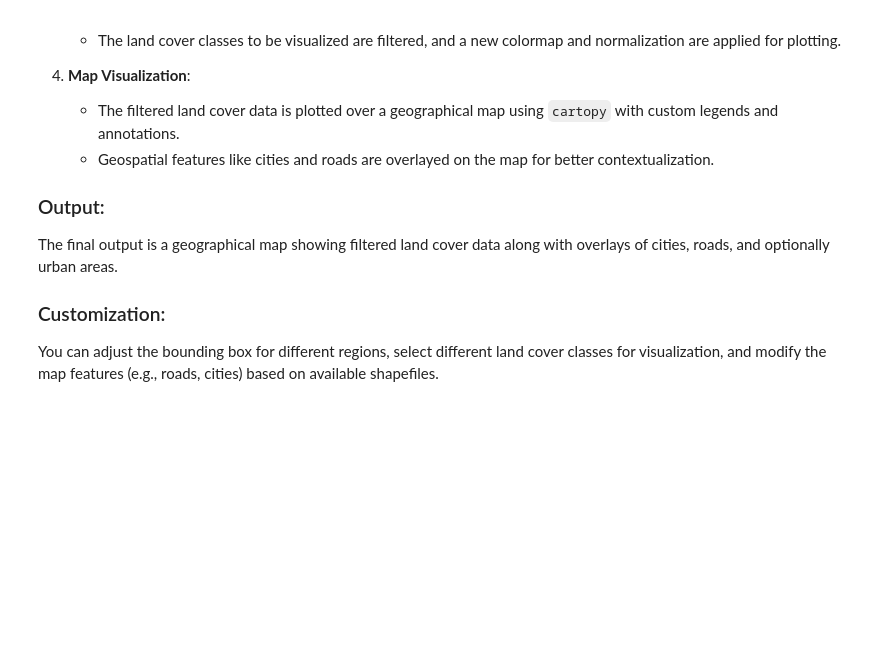
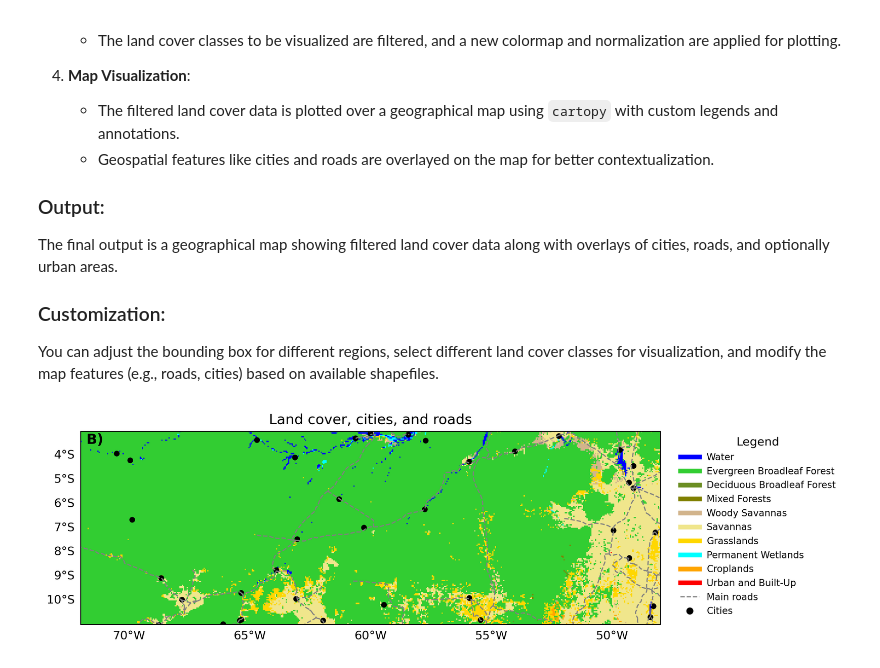
Before and after one commit to thiago-vg/GOES-Fire-Inventory, a Jupyter notebook: Scripts/Plot_landuse.ipynb, the cells around one changed output. Saved outputs shown, nothing was run; the diff lists cells and outputs as text; code cells hidden in the pictures; blank space fills up the shorter version.

Commit message:
All scripts with examples plots

```diff
--- a/Scripts/Plot_landuse.ipynb
+++ b/Scripts/Plot_landuse.ipynb
@@ -48,7 +48,11 @@ import matplotlib.ticker as mticker
 # Open the dataset
 # Load the satellite dataset (e.g., MODIS data) using xarray. The dataset is in HDF format,
 # so the "netcdf4" engine is specified to handle the file correctly.
-ds = xr.open_dataset('./MCD12C1.A2020001.061.2022172062638.hdf', engine="netcdf4")
+ds = xr.open_dataset('../Auxiliary Data/MCD12C1.A2020001.061.2022172062638.hdf', engine="netcdf4")
+
+
+# Sort the Y-axis in descending order
+ds = ds.sortby("YDim:MOD12C1", ascending=False)
 
 # Generate latitude and longitude arrays
 # Create a latitude array with values ranging from -90 to 90, evenly spaced for 3600 points.
@@ -236,8 +240,8 @@ plt.tight_layout()
 plt.show()
 # %%
 # Define the file paths for shapefiles that contain geographical data
-cities_shapefile = "./ne_10m_populated_places.shp"  # Cities shapefile
-roads_shapefile = "./ne_10m_roads.shp"  # Roads shapefile
+cities_shapefile = "../Auxiliary Data/ne_10m_populated_places.shp"  # Cities shapefile
+roads_shapefile = "../Auxiliary Data/ne_10m_roads.shp"  # Roads shapefile
 
 # Read the shapefiles for cities, roads, and urban areas into GeoDataFrames
 cities = gpd.read_file(cities_shapefile)
@@ -309,30 +313,32 @@ ax.legend(
     loc="lower left",  # Position the legend at the bottom left
     bbox_to_anchor=(1.02, 0),  # Position the legend outside the plot to the right
     title="Legend",  # Set the title for the legend
     fontsize=8,  # Set the font size for the legend text
     title_fontsize=10,  # Set the font size for the legend title
     frameon=False  # Disable the border around the legend
 )
 
 # Add bold text to the upper-left corner of the map
 ax.text(
     0.01, 0.99,  # Relative position in axes coordinates (0=left/bottom, 1=right/top)
     'B)',  # Text content
     transform=ax.transAxes,  # Use axes-relative coordinates for positioning
     fontsize=12,  # Set font size for the annotation
     fontweight='bold',  # Make the text bold
     ha='left',  # Horizontal alignment to the left
     va='top',  # Vertical alignment to the top
 )
 
 # Set the title for the plot
 plt.title("Land cover, cities, and roads")  # Set title text
 
 # Adjust the layout to prevent overlap of plot elements
 plt.tight_layout()
 
 # Save the plot to a PNG file
 #plt.savefig('filename.png')
 
 # Display the plot
 plt.show()
+# %% [output]
+[figure, added]
```
Also changed, not shown: 6 other files.
